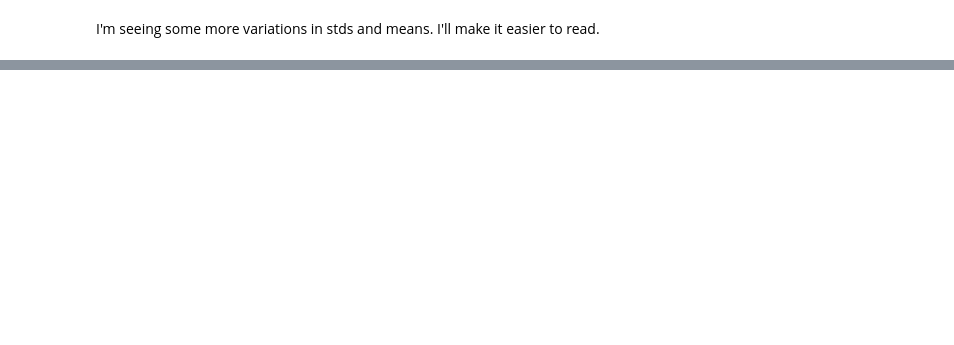
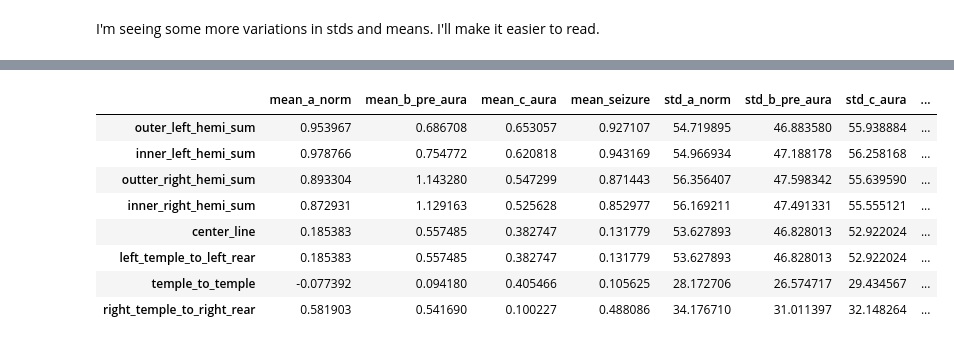
Before and after one commit to eipiisneg1/seizure_prediction_model, a Jupyter notebook: patient_1_02_EDA_step.ipynb, the cells around one changed output, grey strips where cells are left out. Cells and saved outputs as stored; diff of their text form; code cells hidden in the pictures; blank space fills up the shorter version.

```diff
--- a/patient_1_02_EDA_step.ipynb
+++ b/patient_1_02_EDA_step.ipynb
@@ -458,0 +648,17 @@ Split x into sets and analyze summary stats to see if there is a general trend?
+# %%
+patient_1_equal_data_summary_sets = equally_sized_data_sets_leading_to_seizure(
+		X=master_data_patient_dict['Patient 1 initial set']["X only summary columns"],
+		y=master_data_patient_dict['Patient 1 initial set']["y only summary columns"],
+		patient='Patient_1_equally_sized_data_set')
+
+norm_sum = patient_1_equal_data_summary_sets['X_set_normal']
+pre_sum = patient_1_equal_data_summary_sets['X_set_pre_aura']
+aura_sum = patient_1_equal_data_summary_sets['X_set_aura']
+seizure_sum = patient_1_equal_data_summary_sets['y_set_seizure']
+
+patient_1_equal_data_summary_sets = compare_describes(
+		X_norm=norm_sum,
+		X_pre_aura=pre_sum,
+		X_aura=aura_sum,
+		y_set_seizure=seizure_sum)
+patient_1_equal_data_summary_sets
@@ -458,0 +688,19 @@ Split x into sets and analyze summary stats to see if there is a general trend?
+# %%
+reduced_summary_sets = compare_describes(
+		X_norm=norm_sum,
+		X_pre_aura=pre_sum,
+		X_aura=aura_sum,
+		y_set_seizure=seizure_sum)
+
+reduced_summary_sets = reduced_summary_sets[['mean_a_norm', 'mean_b_pre_aura', 'mean_c_aura', 'mean_seizure', 'std_a_norm', 'std_b_pre_aura', 'std_c_aura', 'std_seizure']]
+reduced_summary_sets
+# %% [output]
+|  | mean_a_norm | mean_b_pre_aura | mean_c_aura | mean_seizure | std_a_norm | std_b_pre_aura | std_c_aura | ... |
+| outer_left_hemi_sum | 0.953967 | 0.686708 | 0.653057 | 0.927107 | 54.719895 | 46.883580 | 55.938884 | ... |
+| inner_left_hemi_sum | 0.978766 | 0.754772 | 0.620818 | 0.943169 | 54.966934 | 47.188178 | 56.258168 | ... |
+| outter_right_hemi_sum | 0.893304 | 1.143280 | 0.547299 | 0.871443 | 56.356407 | 47.598342 | 55.639590 | ... |
+| inner_right_hemi_sum | 0.872931 | 1.129163 | 0.525628 | 0.852977 | 56.169211 | 47.491331 | 55.555121 | ... |
+| center_line | 0.185383 | 0.557485 | 0.382747 | 0.131779 | 53.627893 | 46.828013 | 52.922024 | ... |
+| left_temple_to_left_rear | 0.185383 | 0.557485 | 0.382747 | 0.131779 | 53.627893 | 46.828013 | 52.922024 | ... |
+| temple_to_temple | -0.077392 | 0.094180 | 0.405466 | 0.105625 | 28.172706 | 26.574717 | 29.434567 | ... |
+| right_temple_to_right_rear | 0.581903 | 0.541690 | 0.100227 | 0.488086 | 34.176710 | 31.011397 | 32.148264 | ... |
```
Also changed, not shown: parts of 28 cells of this notebook, 1 other file.
